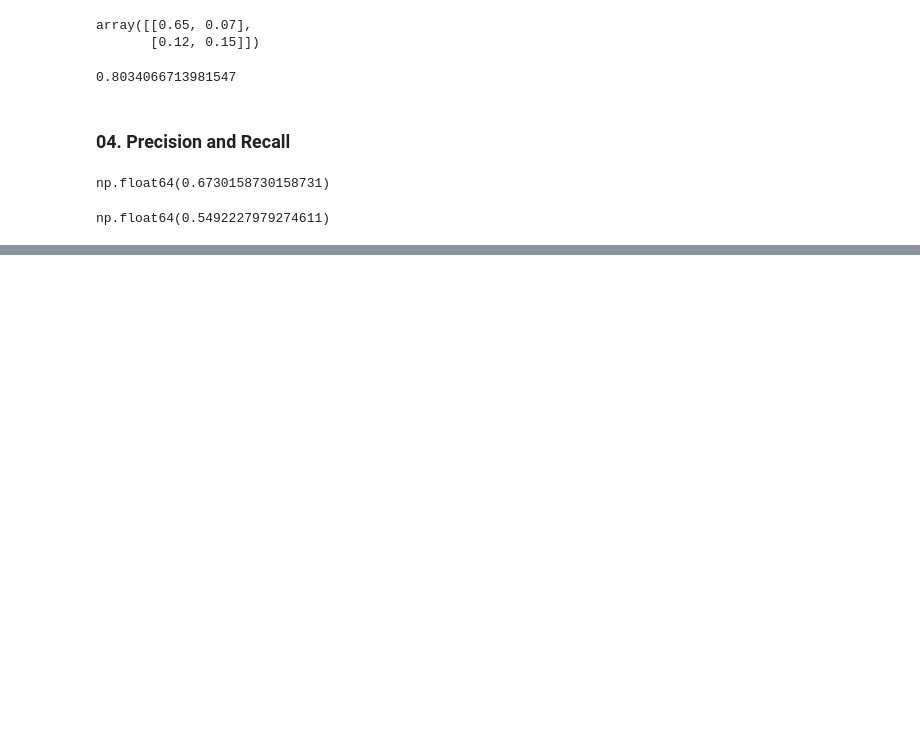
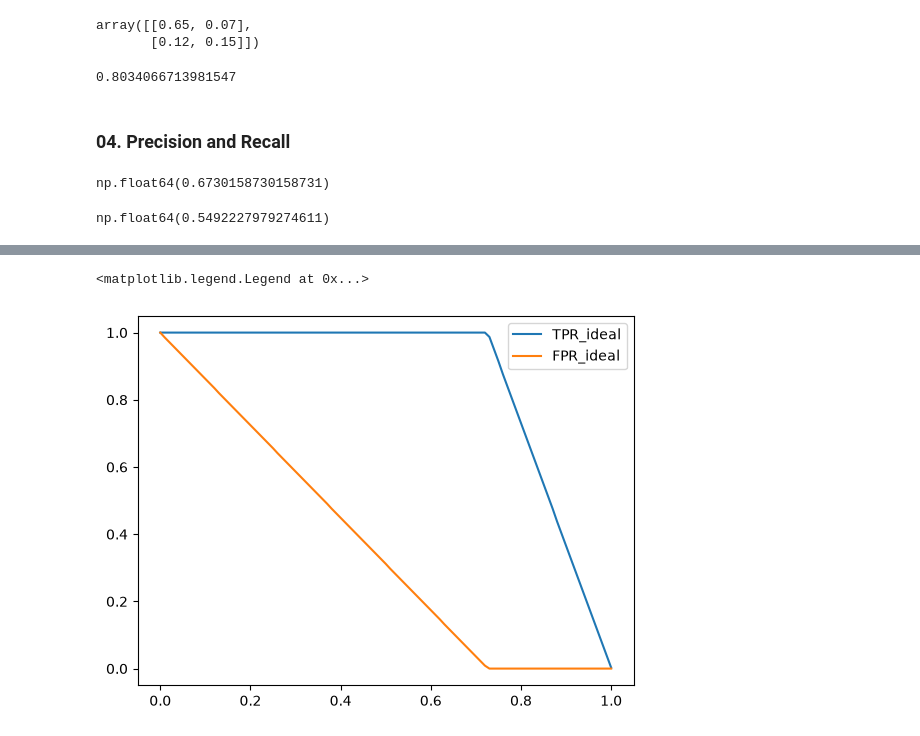
Before and after one commit to alex-alyushin/machine-learning-zoomcamp, a Jupyter notebook: 04-evaluation/Evaluation.ipynb, the cells around one changed output, grey strips where cells are left out. Saved outputs shown, nothing was run; the diff lists cells and outputs as text; code cells hidden in the pictures; blank space fills up the shorter version.

```diff
--- a/04-evaluation/Evaluation.ipynb
+++ b/04-evaluation/Evaluation.ipynb
@@ -249,0 +371,3 @@ np.float64(0.5492227979274611)
+# %%
+num_neg = (y_val == 0).sum()
+num_pos = (y_val == 1).sum()
@@ -249,0 +378,2 @@ np.float64(0.5492227979274611)
+# %%
+y_ideal = np.repeat([0, 1], [num_neg, num_pos])
@@ -249,0 +384,2 @@ np.float64(0.5492227979274611)
+# %%
+y_ideal_pred = np.linspace(0, 1, len(y_val))
@@ -249,0 +394,2 @@ np.float64(0.5492227979274611)
+# %%
+df_scores_ideal = tpr_fpr_dataframe(y_ideal_pred, y_ideal)
@@ -249,0 +412,7 @@ np.float64(0.5492227979274611)
+# %%
+plt.plot(df_scores_ideal.threshold, df_scores_ideal.tpr, label='TPR_ideal')
+plt.plot(df_scores_ideal.threshold, df_scores_ideal.fpr, label='FPR_ideal')
+plt.legend()
+# %% [output]
+<matplotlib.legend.Legend at 0x...>
+[figure, added]
```
Also changed, not shown: parts of 28 cells of this notebook.
